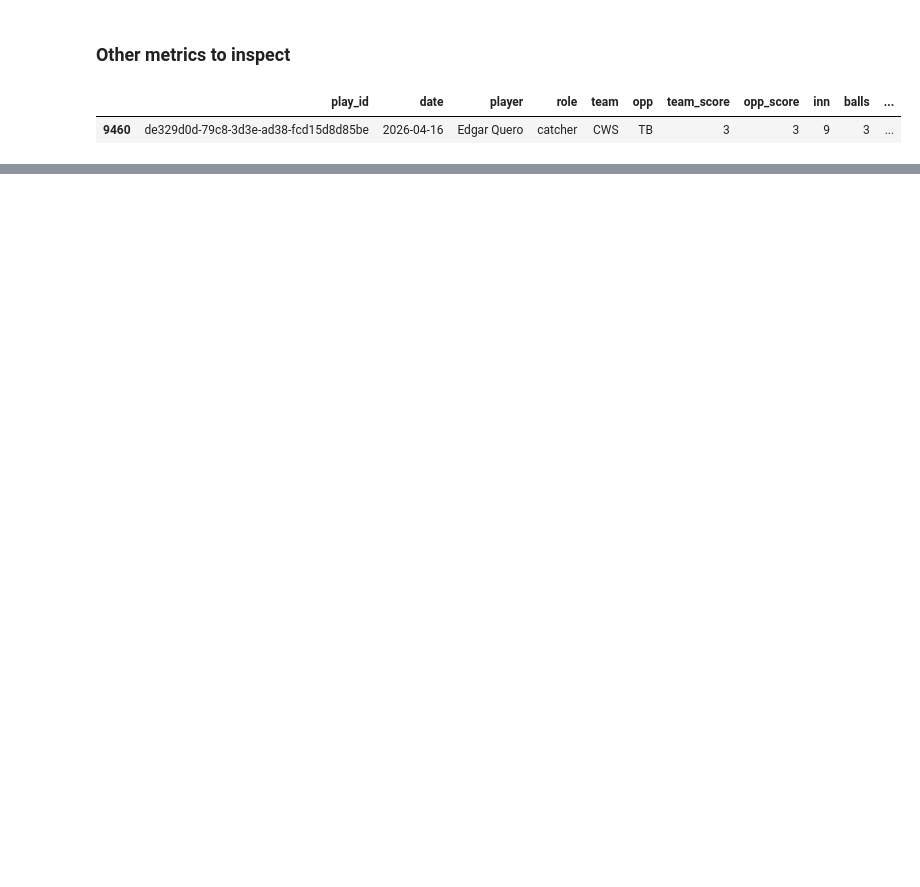
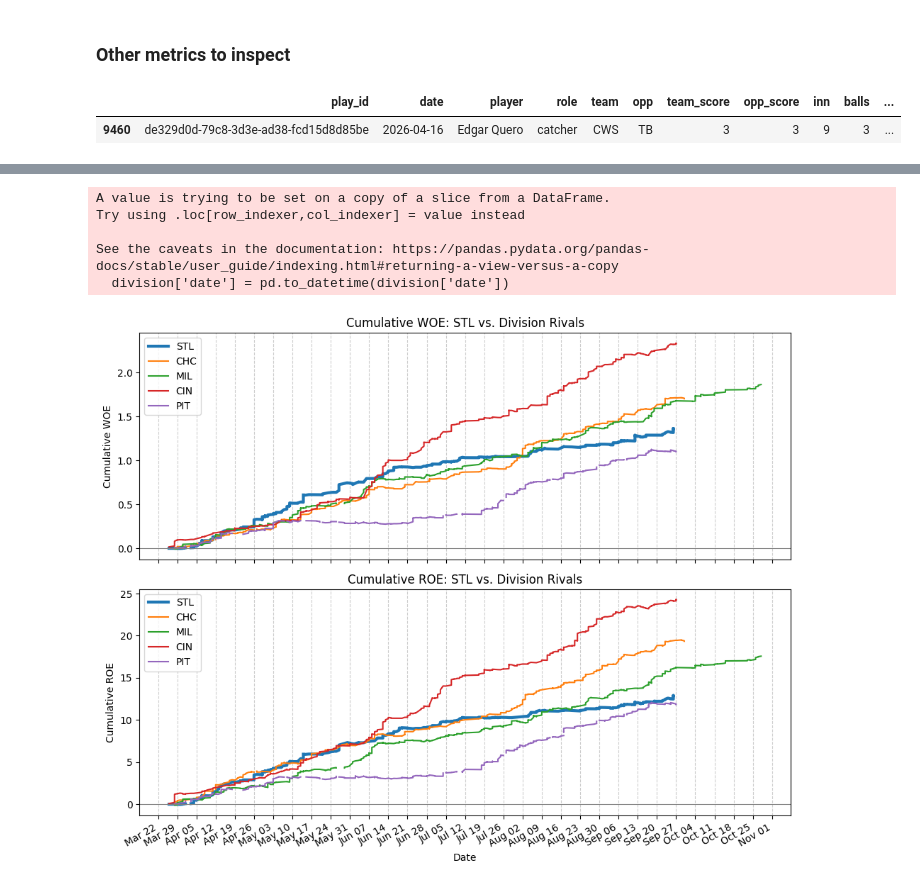
Before and after one commit to statzenthusiast921/ABS_Challenges, a Jupyter notebook: scripts/ABS EDA 10.17.26.ipynb, the cells around one changed output, grey strips where cells are left out. Drawn from its saved outputs; the diff is of its cells as text; code cells hidden in the pictures; blank space fills up the shorter version.

```diff
--- a/scripts/ABS EDA 10.17.26.ipynb
+++ b/scripts/ABS EDA 10.17.26.ipynb
@@ -652,0 +863,54 @@ division_lev_rank2('NL Central', 'very high')
+# %%
+division = df[df['team'].isin(['STL', 'CHC', 'MIL', 'CIN', 'PIT'])]
+division['date'] = pd.to_datetime(division['date'])
+division = division.sort_values('date')
+
+# ----- Running totals per team
+division['cum_woe'] = division.groupby('team')['wins_over_expected'].cumsum()
+division['cum_roe'] = division.groupby('team')['runs_over_expected'].cumsum()
+
+stl = division[division['team'] == 'STL']
+chc = division[division['team'] == 'CHC']
+mil = division[division['team'] == 'MIL']
+cin = division[division['team'] == 'CIN']
+pit = division[division['team'] == 'PIT']
+
+fig, (ax1, ax2) = plt.subplots(2, 1, figsize=(10, 8), sharex=True)
+
+# ----- WOE chart
+ax1.plot(stl['date'], stl['cum_woe'], label='STL', lw=3)
+ax1.plot(chc['date'], chc['cum_woe'], label='CHC')
+ax1.plot(mil['date'], mil['cum_woe'], label='MIL')
+ax1.plot(cin['date'], cin['cum_woe'], label='CIN')
+ax1.plot(pit['date'], pit['cum_woe'], label='PIT')
+ax1.axhline(0, color='gray', lw=0.8)
+ax1.grid(axis='x', color='gray', alpha=0.4, linestyle='--', lw=0.8)
+ax1.set_title('Cumulative WOE: STL vs. Division Rivals')
+ax1.set_ylabel('Cumulative WOE')
+ax1.legend()
+
+# ----- ROE chart
+ax2.plot(stl['date'], stl['cum_roe'], label='STL', lw=3)
+ax2.plot(chc['date'], chc['cum_roe'], label='CHC')
+ax2.plot(mil['date'], mil['cum_roe'], label='MIL')
+ax2.plot(cin['date'], cin['cum_roe'], label='CIN')
+ax2.plot(pit['date'], pit['cum_roe'], label='PIT')
+ax2.axhline(0, color='gray', lw=0.8)
+ax2.xaxis.set_major_locator(mdates.WeekdayLocator(byweekday=mdates.SU))
+ax2.xaxis.set_major_formatter(mdates.DateFormatter('%b %d'))
+ax2.grid(axis='x', color='gray', alpha=0.4, linestyle='--', lw=0.8)
+ax2.set_title('Cumulative ROE: STL vs. Division Rivals')
+ax2.set_xlabel('Date')
+ax2.set_ylabel('Cumulative ROE')
+ax2.legend()
+
+fig.autofmt_xdate()
+plt.tight_layout()
+plt.show()
+# %% [output]
+A value is trying to be set on a copy of a slice from a DataFrame.
+Try using .loc[row_indexer,col_indexer] = value instead
+
+See the caveats in the documentation: https://pandas.pydata.org/pandas-docs/stable/user_guide/indexing.html#returning-a-view-versus-a-copy
+  division['date'] = pd.to_datetime(division['date'])
+[figure, added]
```
Also changed, not shown: parts of 32 cells of this notebook.
